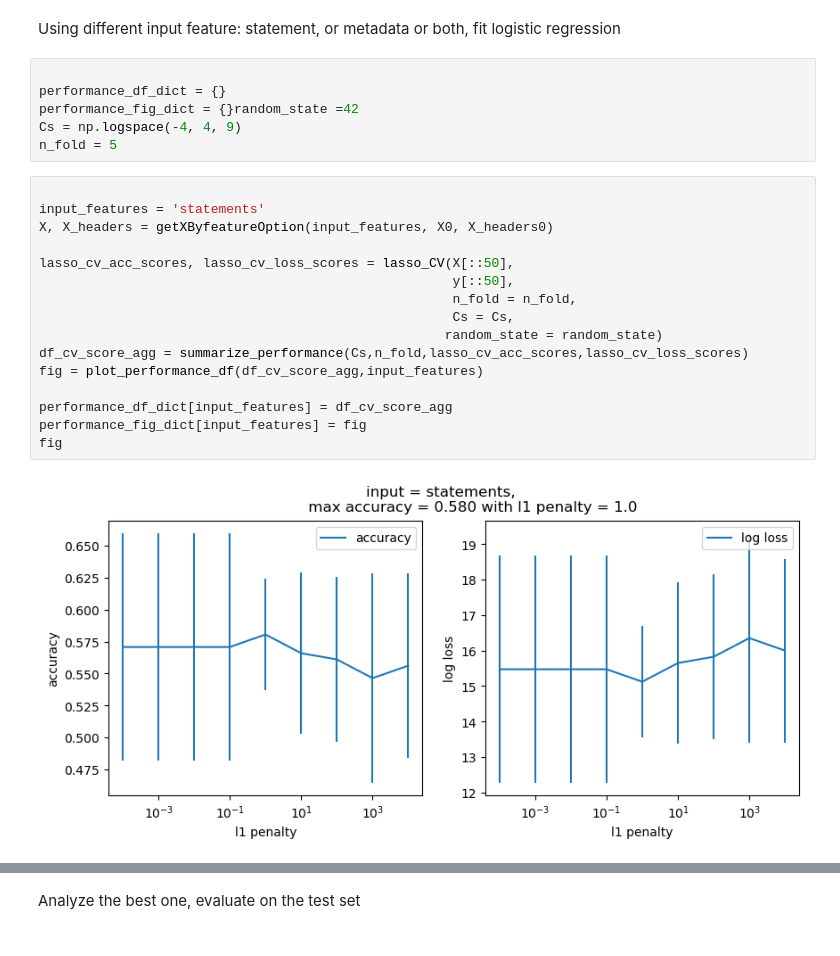
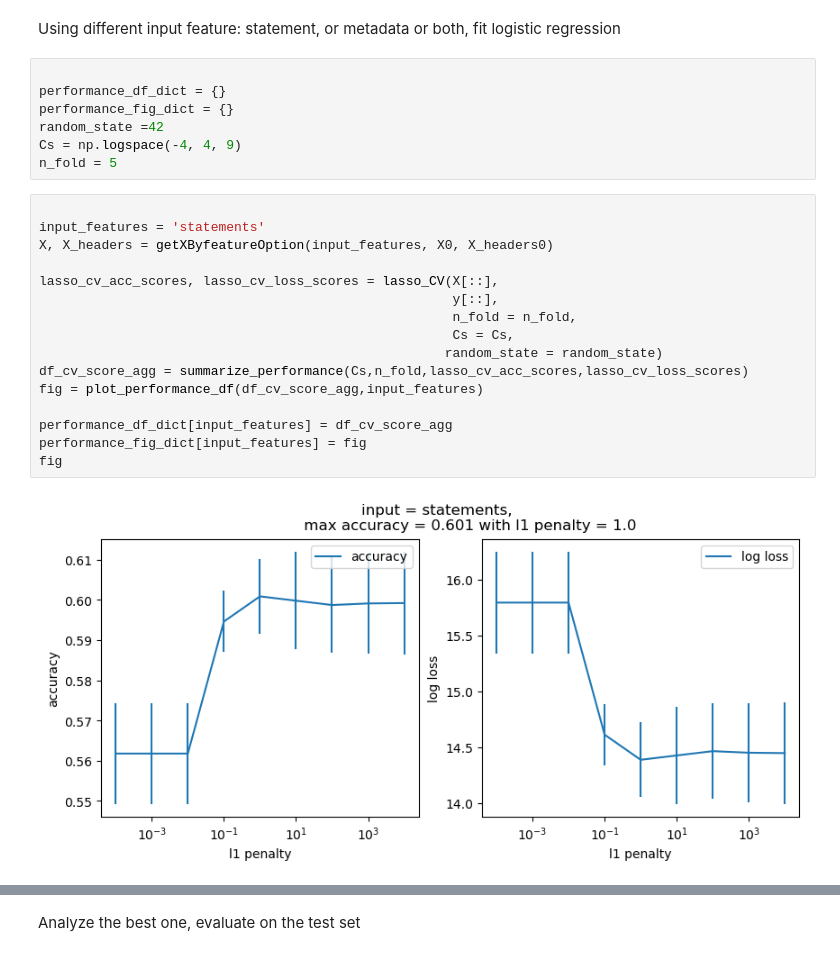
Before and after one commit to gsriddler/sta561project, a Jupyter notebook: modeling_logistic/logisticRegression.ipynb, the cells around one changed output, grey strips where cells are left out. Cells and saved outputs as stored; diff of their text form.

```diff
--- a/modeling_logistic/logisticRegression.ipynb
+++ b/modeling_logistic/logisticRegression.ipynb
@@ -279,27 +273,28 @@ Using different input feature: statement, or metadata or both, fit logistic regr
 # %%
 
 performance_df_dict = {}
-performance_fig_dict = {}random_state =42
+performance_fig_dict = {}
+random_state =42
 Cs = np.logspace(-4, 4, 9)
 n_fold = 5
 # %%
 
 input_features = 'statements'
 X, X_headers = getXByfeatureOption(input_features, X0, X_headers0)
 
-lasso_cv_acc_scores, lasso_cv_loss_scores = lasso_CV(X[::50],
-                                                     y[::50],
+lasso_cv_acc_scores, lasso_cv_loss_scores = lasso_CV(X[::],
+                                                     y[::],
                                                      n_fold = n_fold,
                                                      Cs = Cs,
                                                     random_state = random_state)
 df_cv_score_agg = summarize_performance(Cs,n_fold,lasso_cv_acc_scores,lasso_cv_loss_scores)
 fig = plot_performance_df(df_cv_score_agg,input_features)
 
 performance_df_dict[input_features] = df_cv_score_agg
 performance_fig_dict[input_features] = fig
 fig
 # %% [output]
-[figure, old version]
+[figure, new version]
 # %%
 input_features = 'metadata'
 X, X_headers = getXByfeatureOption(input_features, X0, X_headers0)
```
Also changed, not shown: parts of 4 cells of this notebook.
